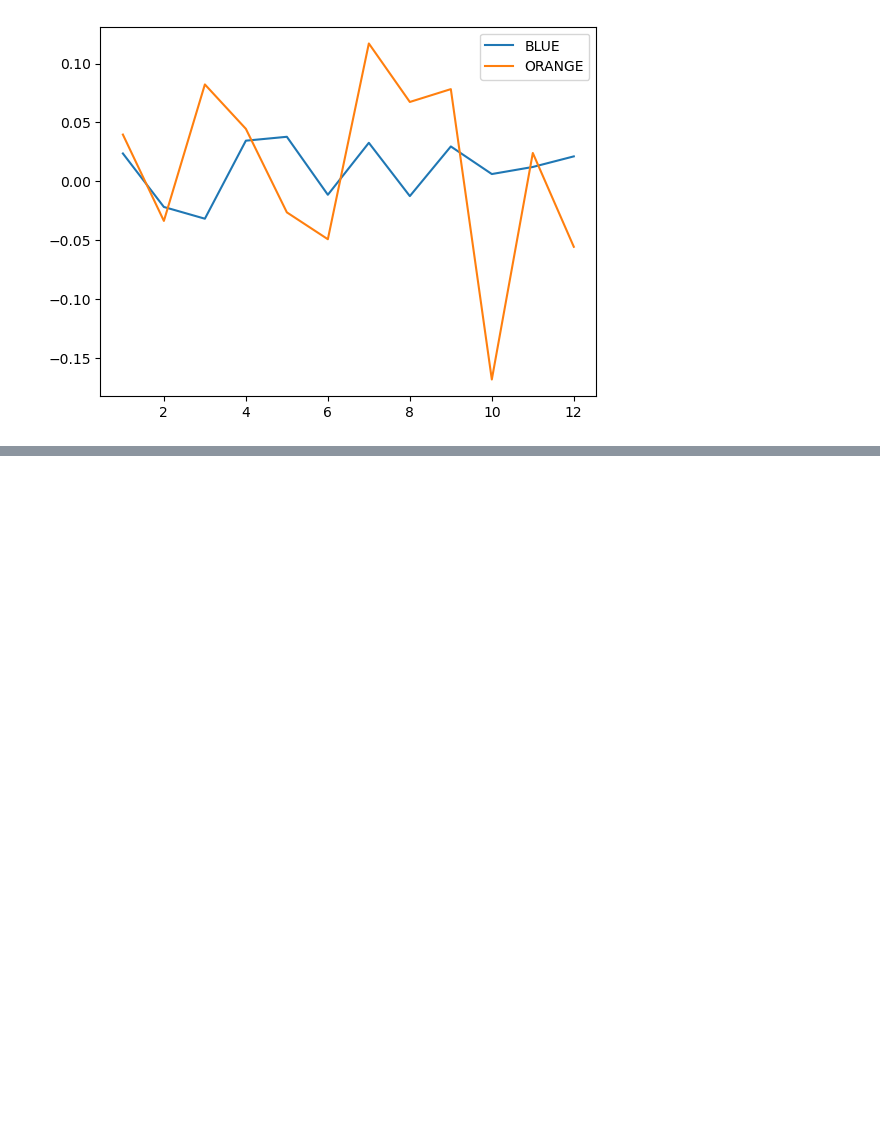
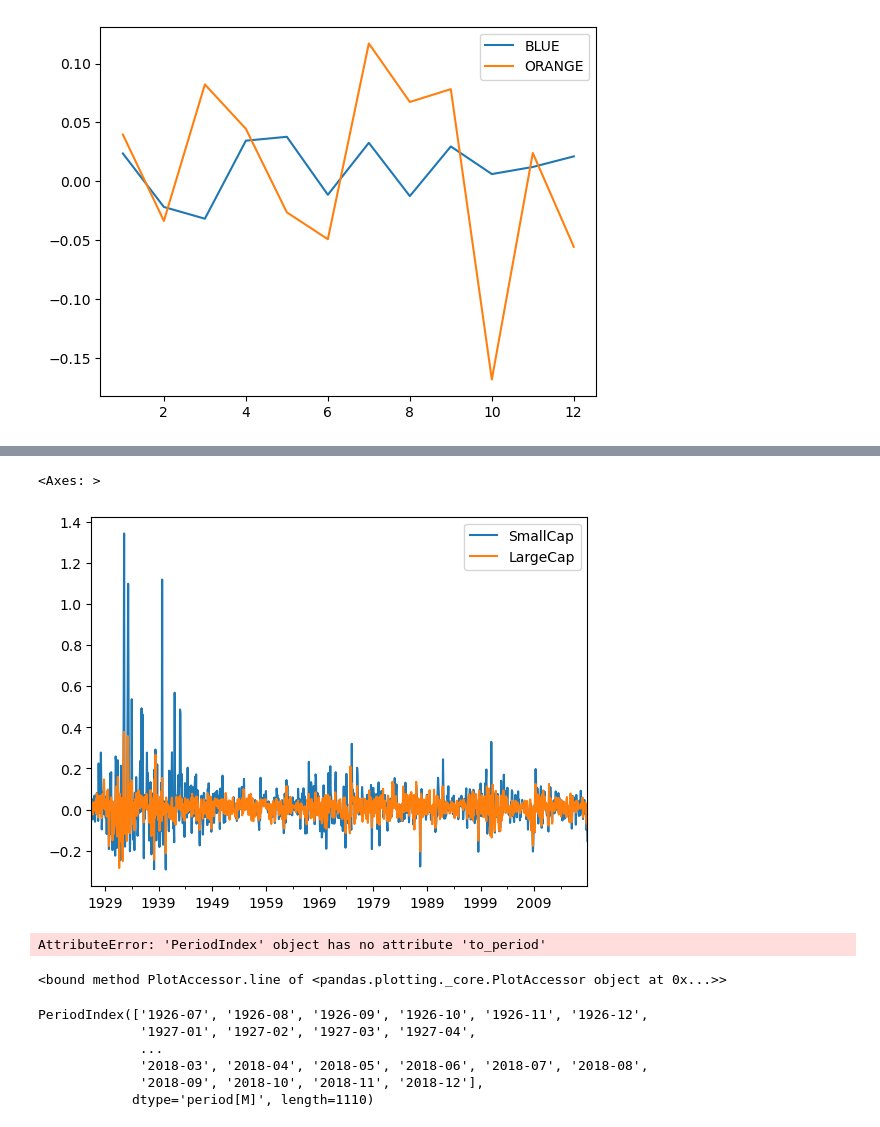
Before and after one commit to TheSmallRaccoon/PortAnalytics---Notes, a Jupyter notebook: letsGo.ipynb, the cells around one changed output, grey strips where cells are left out. Drawn from its saved outputs; the diff is of its cells as text; code cells hidden in the pictures; blank space fills up the shorter version.

```diff
--- a/letsGo.ipynb
+++ b/letsGo.ipynb
@@ -173,0 +415,23 @@ returns.plot()
+# %%
+rets.plot.line()
+# %% [output]
+<Axes: >
+[figure, added]
+# %%
+rets.index=rets.index.to_period('M')
+rets.head()
+# %% [output]
+AttributeError: 'PeriodIndex' object has no attribute 'to_period'
+# %%
+rets.plot.line
+# %% [output]
+<bound method PlotAccessor.line of <pandas.plotting._core.PlotAccessor object at 0x...>>
+# %%
+rets.index
+# %% [output]
+PeriodIndex(['1926-07', '1926-08', '1926-09', '1926-10', '1926-11', '1926-12',
+             '1927-01', '1927-02', '1927-03', '1927-04',
+             ...
+             '2018-03', '2018-04', '2018-05', '2018-06', '2018-07', '2018-08',
+             '2018-09', '2018-10', '2018-11', '2018-12'],
+            dtype='period[M]', length=1110)
```
Also changed, not shown: parts of 44 cells of this notebook.
